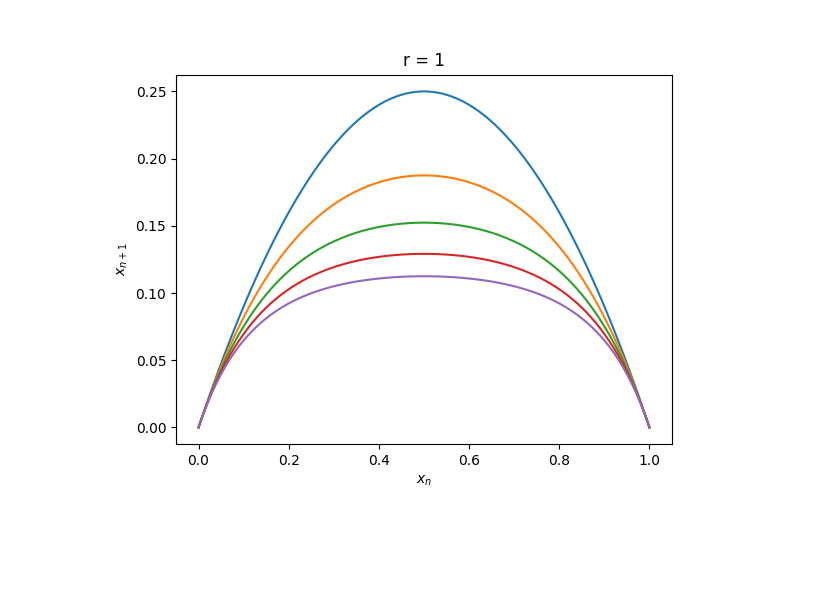
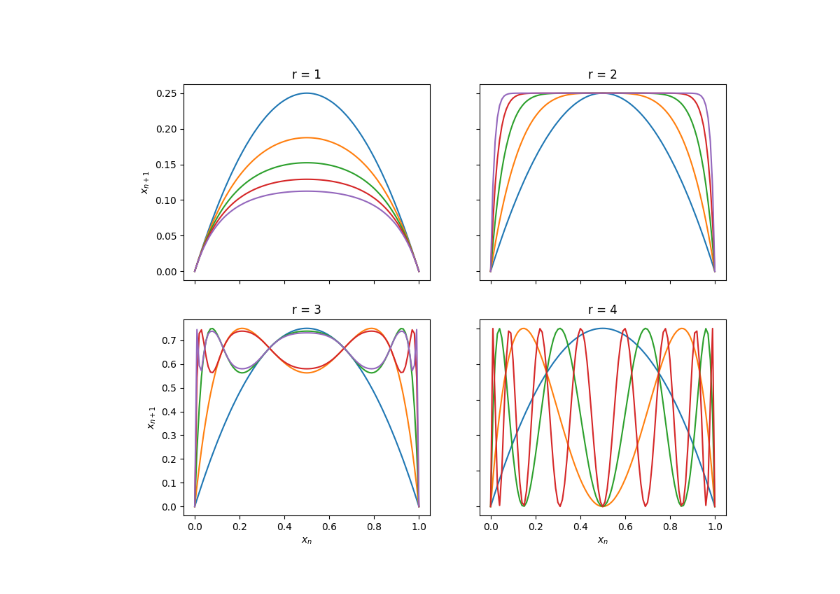
Before and after one commit to kweterings/LogisticMap-Chaos, a Jupyter notebook: bifurcation.ipynb, the cells around one changed output. Saved outputs shown, nothing was run; the diff lists cells and outputs as text; code cells hidden in the pictures; blank space fills up the shorter version.

```diff
--- a/bifurcation.ipynb
+++ b/bifurcation.ipynb
@@ -20,16 +33,23 @@ def f(x_n, r):
 # %%
-def x_n_vs_x_n1(r, iterable):
+def x_n_vs_x_n1(r, iterable, ax0, ax1):
     x0 = np.arange(0,1.01,0.01)
     x = np.arange(0,1.01,0.01)
-    plt.figure()
-    for i in range(iterable):
-        plt.plot(x0, f(x, r))
+    for _ in range(iterable):          # Creating various plots for each iterated instance of the logistic map equation
+        ax[ax0,ax1].plot(x0, f(x, r))
         x = f(x, r)
-    plt.title(f"r = {r}")
-    plt.xlabel("$x_n$")
-    plt.ylabel("$x_{n+1}$")
-    plt.show()
+    ax[ax0,ax1].set_title(f"r = {r}")  # Preparing for a (2,2) subplot figure for all r used
 # %%
-x_n_vs_x_n1(1, 5)
+fig, ax = plt.subplots(2,2, figsize=(10,8), sharex=True)
+x_n_vs_x_n1(1, 5, 0, 0)        # Plotting iterated versions for growths rates 1,2,3,4
+x_n_vs_x_n1(2, 5, 0, 1)
+x_n_vs_x_n1(3, 5, 1, 0)
+x_n_vs_x_n1(4, 4, 1, 1)
+
+for ax in ax.flat:             # Adding labels
+    ax.set(xlabel='$x_n$', ylabel='$x_{n+1}$')
+    ax.label_outer()
+
+plt.savefig('x_n_vs_x_n1.png') # Saving the below plot as .png in the same project folder
+plt.show()
 # %% [output]
-[figure, old version]
+[figure, new version]
```
Also changed, not shown: parts of 15 cells of this notebook.
